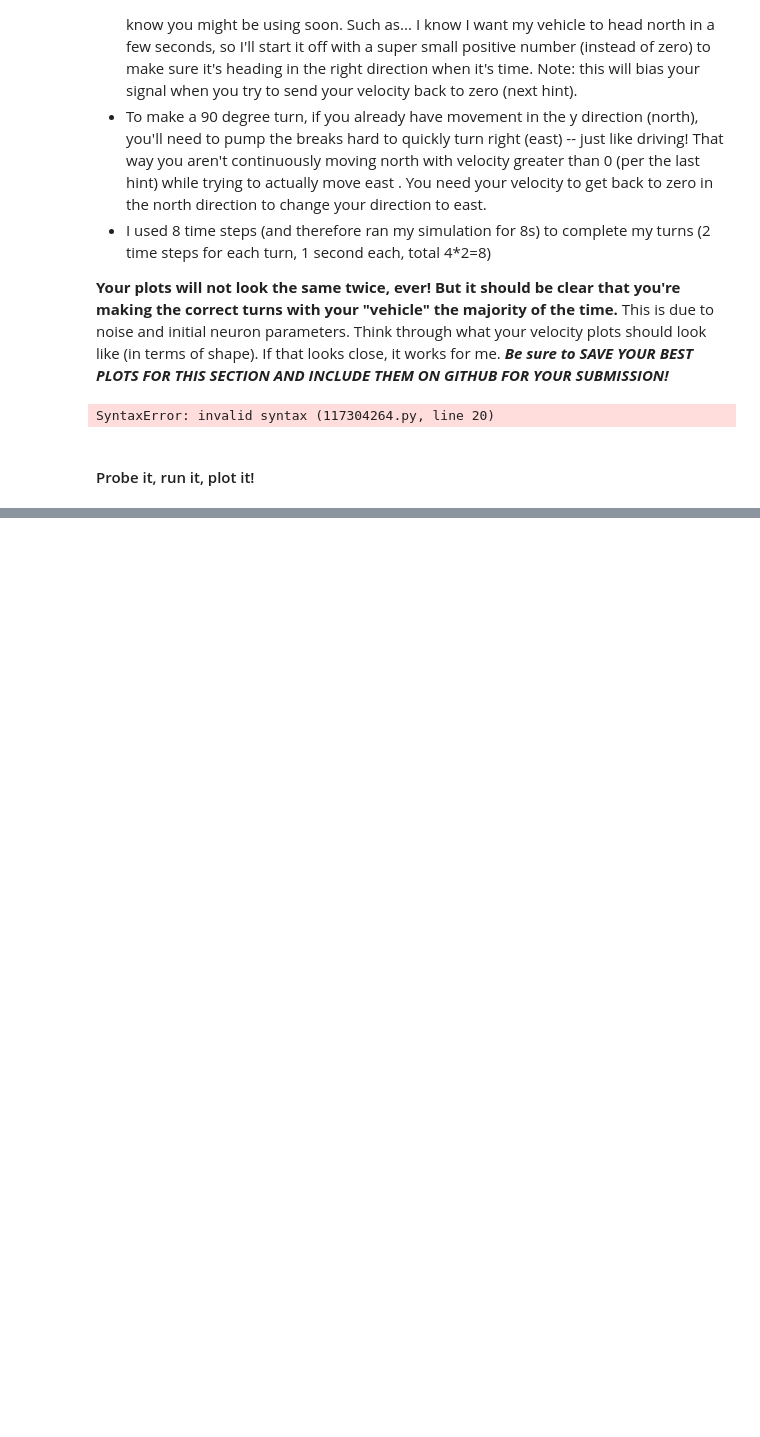
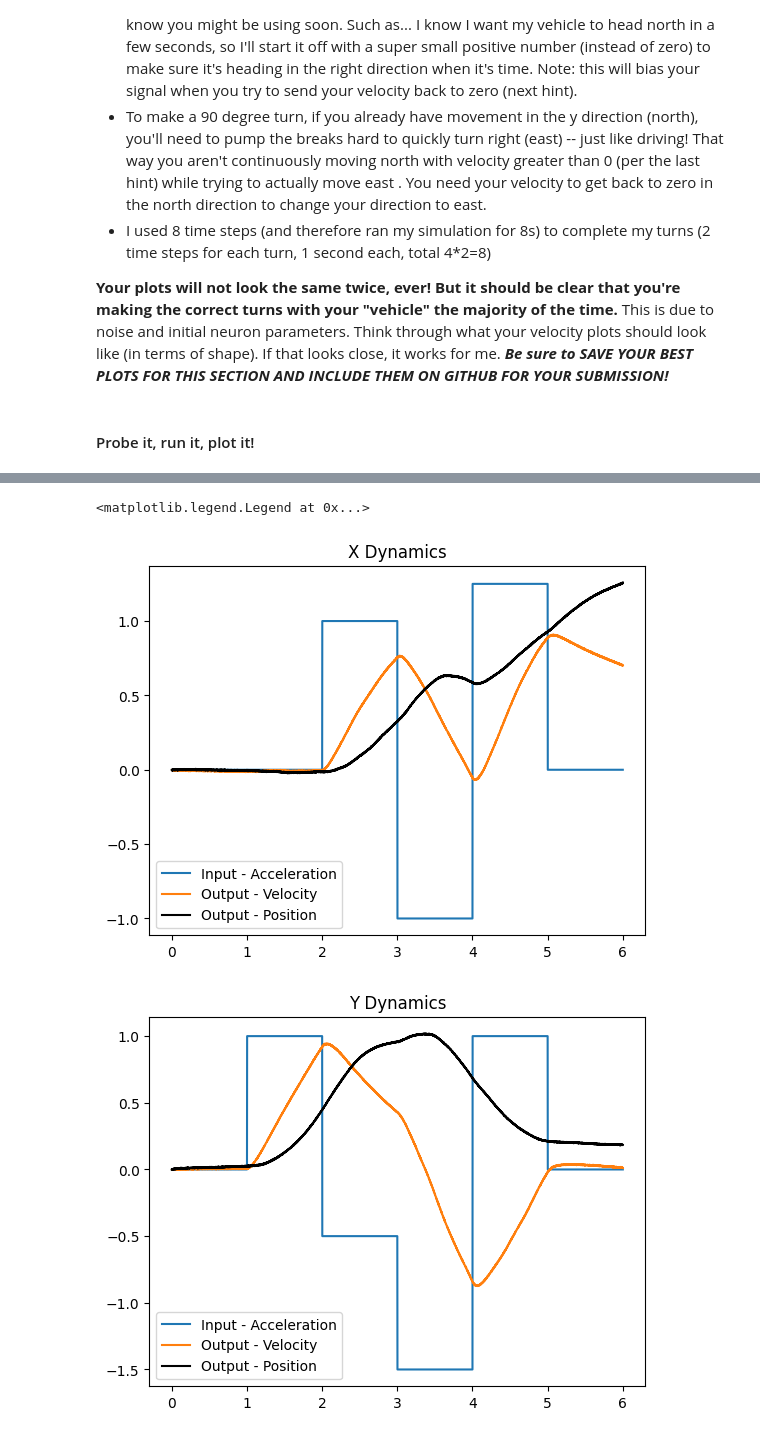
Before and after one commit to C25Hana-Hill/mapping_algos, a Jupyter notebook: ICE4_NavDynamics.ipynb, the cells around one changed output, grey strips where cells are left out. Saved outputs shown, nothing was run; the diff lists cells and outputs as text; code cells hidden in the pictures; blank space fills up the shorter version.

```diff
--- a/ICE4_NavDynamics.ipynb
+++ b/ICE4_NavDynamics.ipynb
@@ -209,32 +211,33 @@ Hints:
 model = nengo.Network(label="Multidirectional Nav Dynamics")
 with model:
     # Create the recurrent neuron ensemble
-    D = nengo.Ensemble(400, dimensions=4)
+    D = nengo.Ensemble(800, dimensions=4)
 
     # Create piecewise acceleration control input
     # Note, I am initializing BOTH directions as the exact same dynamics from the past two parts
     # That way, you can confirm everything is connected properly first
-    inputs = [[.5, .5], [0, 0], [-1, -1], [0, 0], [1, 1], [0,0]]
+    # old_inputs = [[.5, .5], [0, 0], [-1, -1], [0, 0], [1, 1], [0,0]]
+    inputs = [[0, 0], [0, 1], [1, -0.5], [-1, -1.5], [1.25, 1], [0, 0]]
+
     #          [north],  [brakes], [east] , [brakes], [south], [brakes], [east], [brakes]
     process = nengo.processes.PresentInput(inputs, presentation_time=1)
     accel_input = nengo.Node(process)
 
-    #input_accelX = nengo.Node(Piecewise({0: 0, 0.2: 1, 1: 0, 2: -2, 3: 0, 4: 1, 5: 0}))
-    #input_accelY = nengo.Node(Piecewise({0: 0, 0.2: 1, 1: 0, 2: -2, 3: 0, 4: 1, 5: 0}))
+    # input_accelX = nengo.Node(Piecewise({0: 0, 0.2: 1, 1: 0, 2: -2, 3: 0, 4: 1, 5: 0}))
+    # input_accelY = nengo.Node(Piecewise({0: 0, 0.2: 1, 1: 0, 2: -2, 3: 0, 4: 1, 5: 0}))
 
     # Using a long time constant for stability (less noise)
-    tau = 0.2
+    tau = 0.8
 
-    feedback_matrix = ???
-    #print(feedback_matrix)
+    feedback_matrix = [[1, 0, tau, 0], [0, 1, 0, tau], [0, 0, 1, 0], [0, 0, 0, 1]]
+    # print(feedback_matrix)
     nengo.Connection(D, D, transform=feedback_matrix, synapse=tau)
 
-    feedfwd_matrix = ???
-    #print(feedfwd_matrix)
+    feedfwd_matrix = [[0, 0], [0, 0], [tau, 0], [0, tau]]
+
+    # print(feedfwd_matrix)
 
     nengo.Connection(accel_input, D, transform=feedfwd_matrix, synapse=tau)
-# %% [output]
-SyntaxError: invalid syntax (117304264.py, line 20)
 # %% [markdown]
 #### Probe it, run it, plot it!
 # %%
@@ -242,7 +245,7 @@ with model:
     # Probe and run
     # Add probes
     input_probe = nengo.Probe(accel_input)
-    output_probe = nengo.Probe(D, synapse=0.01)
+    output_probe = nengo.Probe(D, synapse=0.06)
 
 # Create our simulator
 with nengo.Simulator(model) as sim:
@@ -270,3 +273,4 @@ plt.plot(
     sim.data[output_probe][:, 0], sim.data[output_probe][:, 1], label="2D Position"
 )
 plt.legend()
+# %% [output]
@@ -272,0 +279,3 @@ plt.legend()
+<matplotlib.legend.Legend at 0x...>
+[figure, added]
+[figure, added]
```
Also changed, not shown: parts of 5 cells of this notebook.
